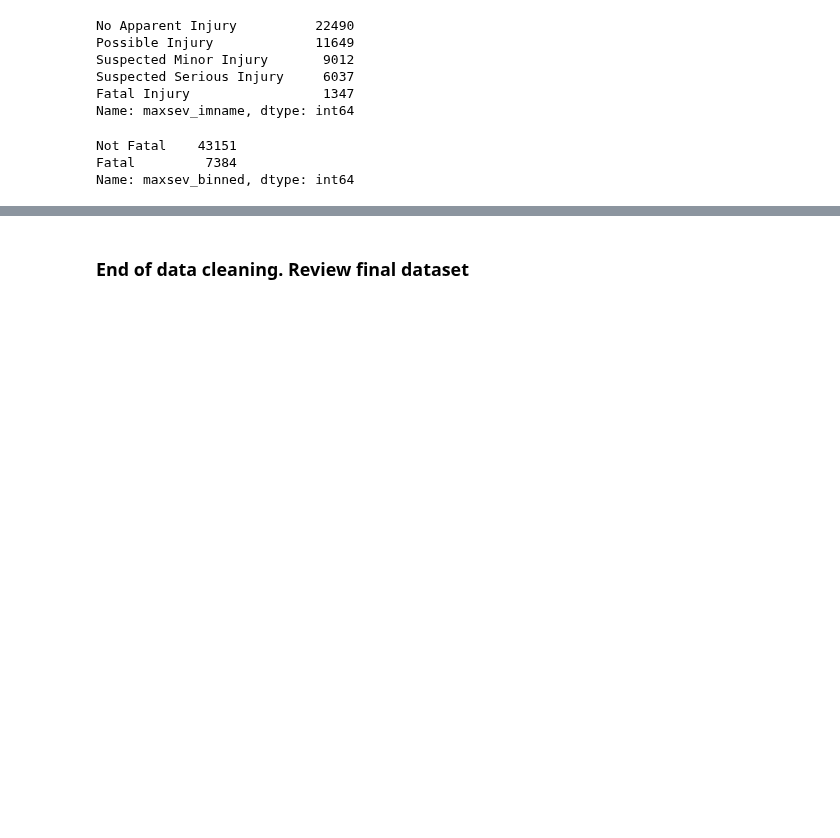
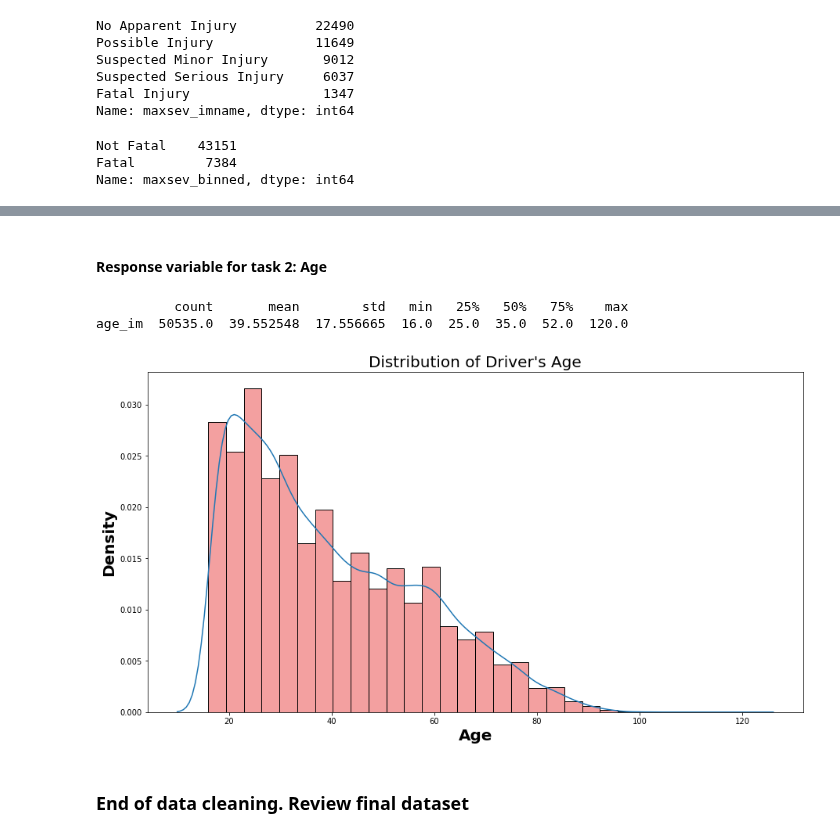
Before and after one commit to BradenAnderson/Accident_Severity_Prediction, a Jupyter notebook: HienEDIT_AndersonLamWeeda_Lab2_Draft.ipynb, the cells around one changed output, grey strips where cells are left out. Drawn from its saved outputs; the diff is of its cells as text; code cells hidden in the pictures; blank space fills up the shorter version.

```diff
--- a/HienEDIT_AndersonLamWeeda_Lab2_Draft.ipynb
+++ b/HienEDIT_AndersonLamWeeda_Lab2_Draft.ipynb
@@ -887,3 +918,20 @@ Name: maxsev_binned, dtype: int64
+# %% [markdown]
+#### **Response variable for task 2:** Age
+# %%
+# Visualize age summary statistics
+print(df[['age_im']].describe().T)
+
+# Visualize age distribution
+plt.figure(figsize = (15,8));
+sns.histplot(df, x = "age_im", bins=30,  stat="density", color ='lightcoral');
+sns.kdeplot(data=df, x = "age_im");
+plt.xlabel('Age', weight = 1000, size=20)
+plt.ylabel('Density', weight = 1000, size=20)
+plt.title("Distribution of Driver's Age", size=20);
+# %% [output]
+          count       mean        std   min   25%   50%   75%    max
+age_im  50535.0  39.552548  17.556665  16.0  25.0  35.0  52.0  120.0
+[figure, added]
 # %% [markdown]
 ### End of data cleaning. Review final dataset
 # %%
```
Also changed, not shown: parts of 45 cells of this notebook.
